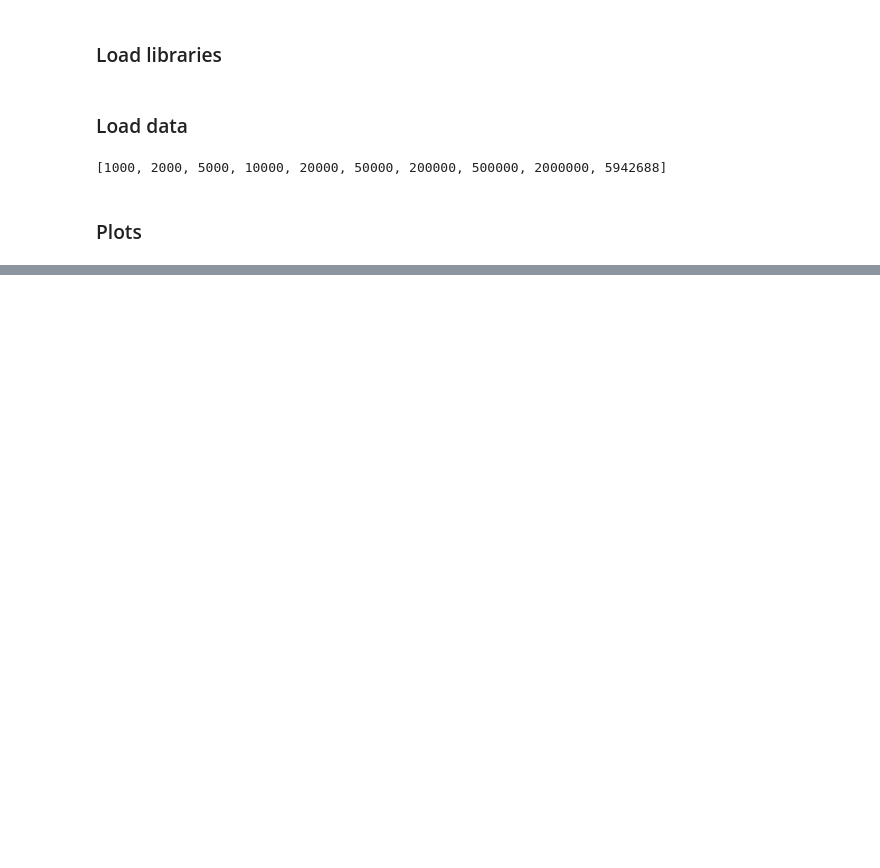
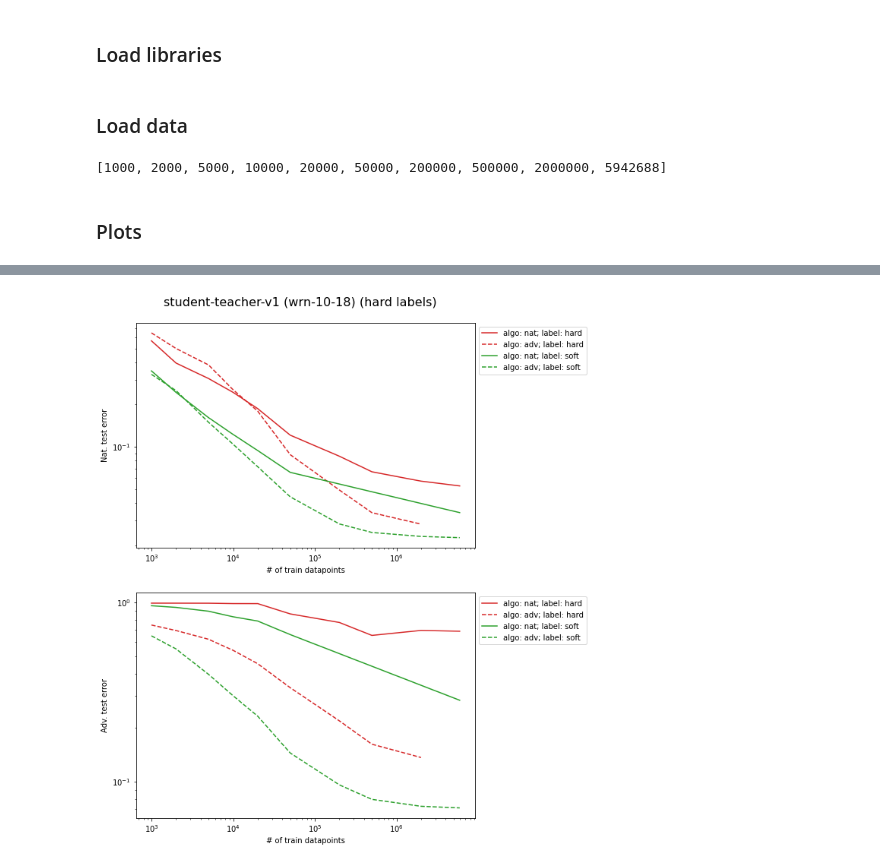
Before and after one commit to ed1d1a8d/scaling, a Jupyter notebook: notebooks/ax/cifar-student-teacher.ipynb, the cells around one changed output, grey strips where cells are left out. Saved outputs shown, nothing was run; the diff lists cells and outputs as text; code cells hidden in the pictures; blank space fills up the shorter version.

```diff
--- a/notebooks/ax/cifar-student-teacher.ipynb
+++ b/notebooks/ax/cifar-student-teacher.ipynb
@@ -83,0 +140,47 @@ for adv_train, color in zip([False, True], ["tab:blue", "tab:orange"]):
+# %%
+plt.figure(figsize=(8, 12))
+plt.suptitle("student-teacher-v1 (wrn-10-18) (hard labels)", fontsize=16, y=0.92)
+
+colors = ["tab:red", "tab:green"]
+
+for use_softmax, color in zip((False, True), colors):
+    for adv_train in (False, True):
+        cdf = df[
+            (df.do_adv_training == adv_train) & (df.teacher_use_softmax == use_softmax)
+        ].sort_values("n_train")
+
+        algo_tag = "adv" if adv_train else "nat"
+        label_tag = "soft" if use_softmax else "hard"
+        linestyle = "--" if adv_train else "solid"
+
+        plt.subplot(2, 1, 1)
+        plt.plot(
+            cdf.n_train,
+            1 - cdf.test_acc_nat,
+            label=f"algo: {algo_tag}; label: {label_tag}",
+            color=color,
+            linestyle=linestyle,
+        )
+
+        plt.xscale("log")
+        plt.yscale("log")
+        plt.xlabel("# of train datapoints")
+        plt.ylabel("Nat. test error")
+        plt.legend(loc="upper left", bbox_to_anchor=(1, 1))
+
+        plt.subplot(2, 1, 2)
+        plt.plot(
+            cdf.n_train,
+            1 - cdf.test_acc_adv,
+            label=f"algo: {algo_tag}; label: {label_tag}",
+            color=color,
+            linestyle=linestyle,
+        )
+
+        plt.xscale("log")
+        plt.yscale("log")
+        plt.xlabel("# of train datapoints")
+        plt.ylabel("Adv. test error")
+        plt.legend(loc="upper left", bbox_to_anchor=(1, 1))
+# %% [output]
+[figure, added]
```
Also changed, not shown: parts of 3 cells of this notebook.
